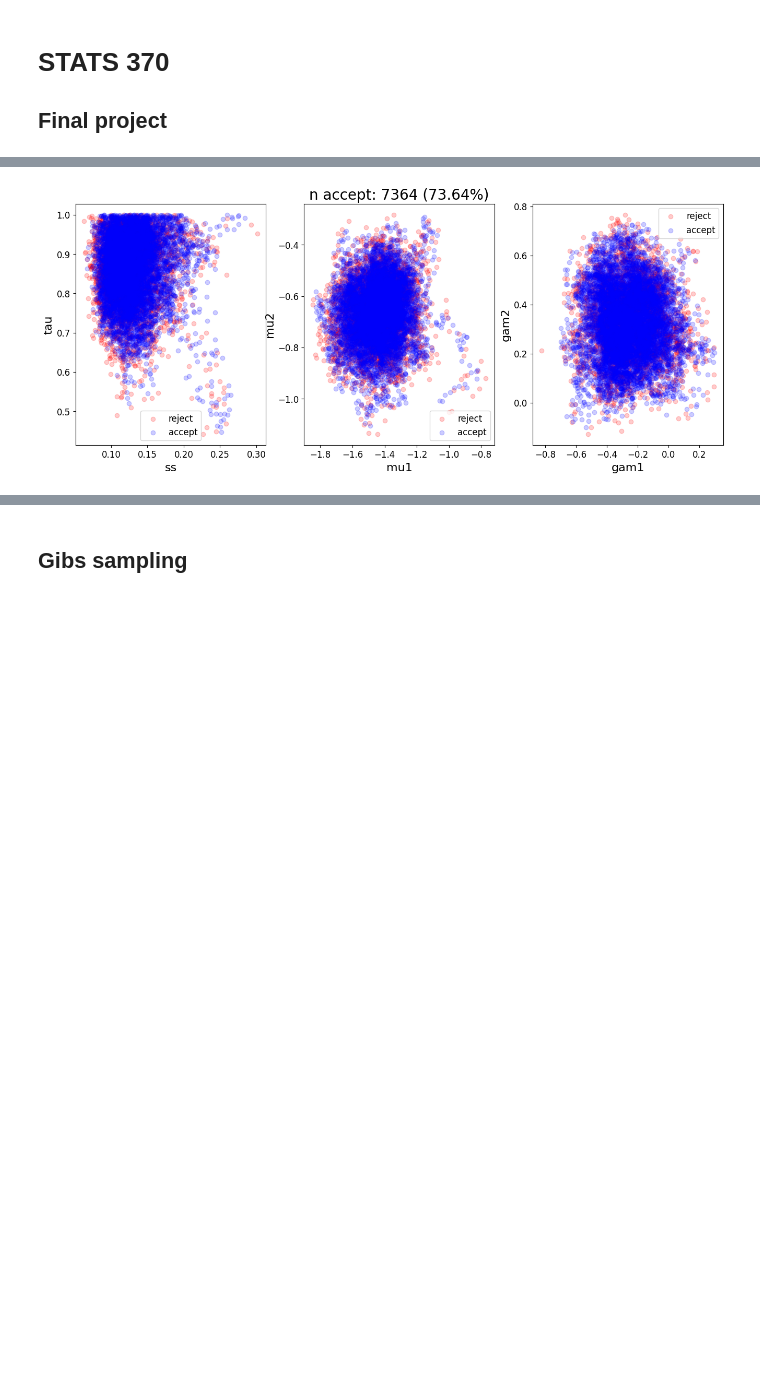
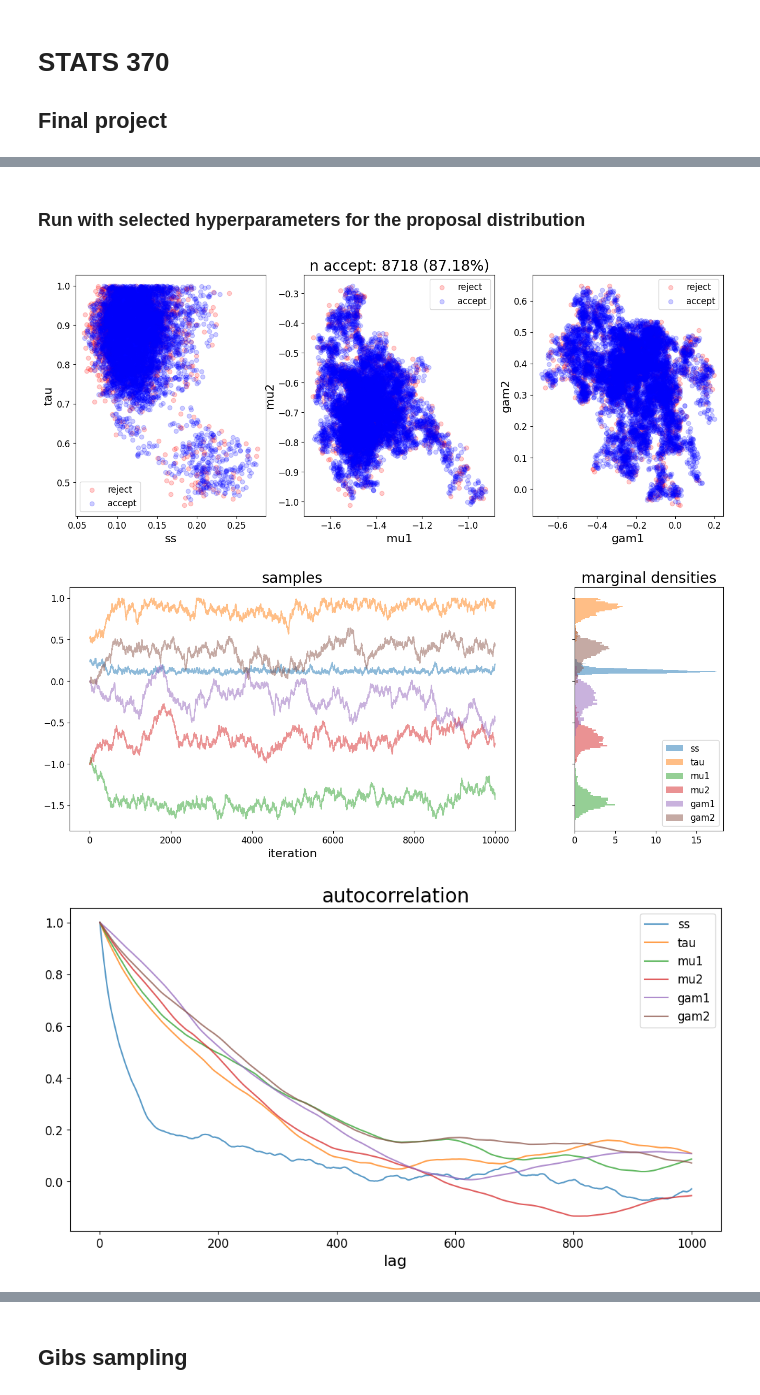
Before and after one commit to etrieschman/gene-expr, a Jupyter notebook: code/Trieschman_STATS370_Final.ipynb, the cells around one changed output, grey strips where cells are left out. Cells and saved outputs as stored; diff of their text form; code cells hidden in the pictures; blank space fills up the shorter version.

Commit message:
clean-up reporting

```diff
--- a/code/Trieschman_STATS370_Final.ipynb
+++ b/code/Trieschman_STATS370_Final.ipynb
@@ -19,7 +26,7 @@ set_plt_settings()
 # %%
 # read in data
 data = np.genfromtxt('data.csv', delimiter=',', skip_header=1, usecols=(1,2,3))
-groups = data[:,0].astype(int)
-Y = data[:, 1:]
+groups = torch.tensor(data[:,0].astype(int))
+Y = torch.tensor(data[:, 1:], requires_grad=True)
 # %% [markdown]
 ## Metropolis Hasting
@@ -63,0 +34,33 @@ status_mh = np.array(status_mh)
+# %%
+# grid search
+# vary variances of proposal distributions to i) increase acceptance probability and ii) decrease acorr
+x0 = torch.tensor([0.25, 0.5, -1, -1, 0, 0])
+T = 1000
+burn_in = 100
+acorr_threshold = 0.3
+report = {}
+best_accept_mh = 0.0
+
+vmgs = [0.0001, 0.0005, 0.001, 0.005, 0.01, 0.05]
+vts = [0.0001, 0.0005, 0.001, 0.005, 0.01, 0.05]
+vsss = [0.0001, 0.0005, 0.001, 0.005, 0.01, 0.05]
+best_params_mh = (vmgs[0], vts[0], vsss[0])
+
+# search hyperparameter space
+for vmg in tqdm(vmgs):
+    for vt in vts:
+        for vss in vsss:
+            # run MH
+            xt, cands, status = MH(x=x0, Y=Y, groups=groups, var_mg=vmg, var_t=vt, var_ss=vss, T=T, verbose=False)
+            # get and log stats
+            pct_accept = np.sum(status[burn_in:] == 'a') / len(status)
+            lags = np.apply_along_axis(sm.tsa.acf, axis=0, arr=xt, nlags=T/2)
+            steps = np.argmin(np.abs(lags - acorr_threshold), axis=0).tolist()
+            report[vss, vt, vmg] = [pct_accept] + steps
+
+            # remember best
+            if pct_accept > best_accept_mh:
+                best_accept_mh = pct_accept
+                best_params_mh = (vmg, vt, vss)
+
+print('best parameters:', best_params_mh)
@@ -64,4 +89,16 @@ status_mh = np.array(status_mh)
+# %% [markdown]
+### Run with selected hyperparameters for the proposal distribution
+# %%
+x0 = torch.tensor([0.25, 0.5, -1, -1, 0, 0])
+T = 10000
+vmg, vt, vss = best_params_mh
+
+xt_mh, cands_mh, status_mh = MH(x=x0, Y=Y, groups=groups, var_mg=vmg, var_t=vt, var_ss=vss, T=T)
 # %%
 plot_dist(cands_mh, plot_status=True, status=status_mh)
+plot_marginals(xt_mh)
+plot_acorr(xt_mh, nlags=T/10)
 # %% [output]
-[figure, old version]
+[figure, new version]
+[figure, added]
+[figure, added]
```
Also changed, not shown: parts of 24 cells of this notebook, 6 other files.
